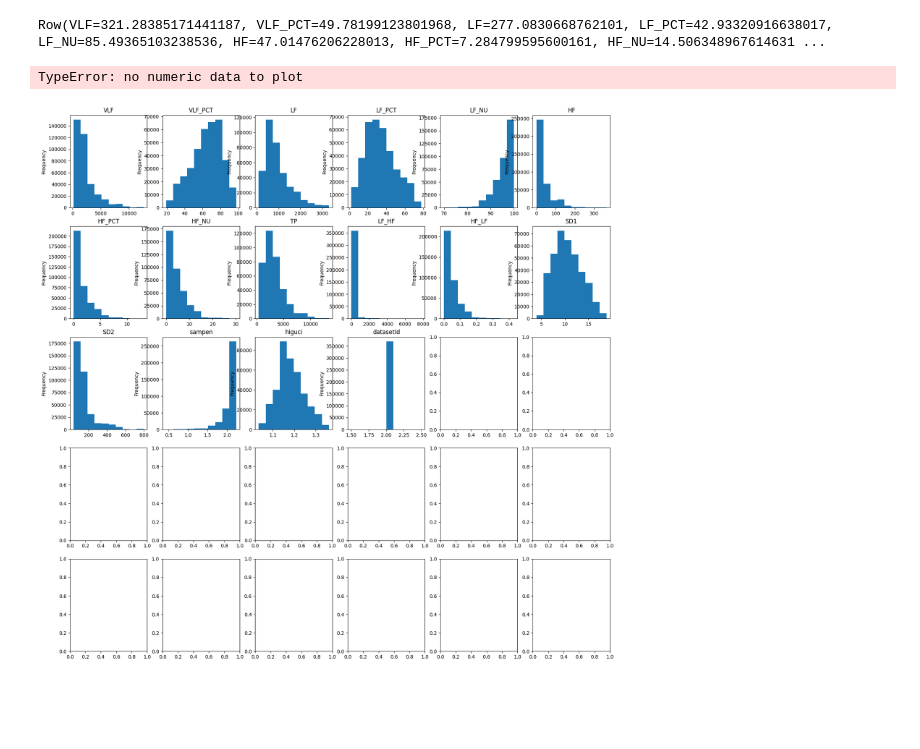
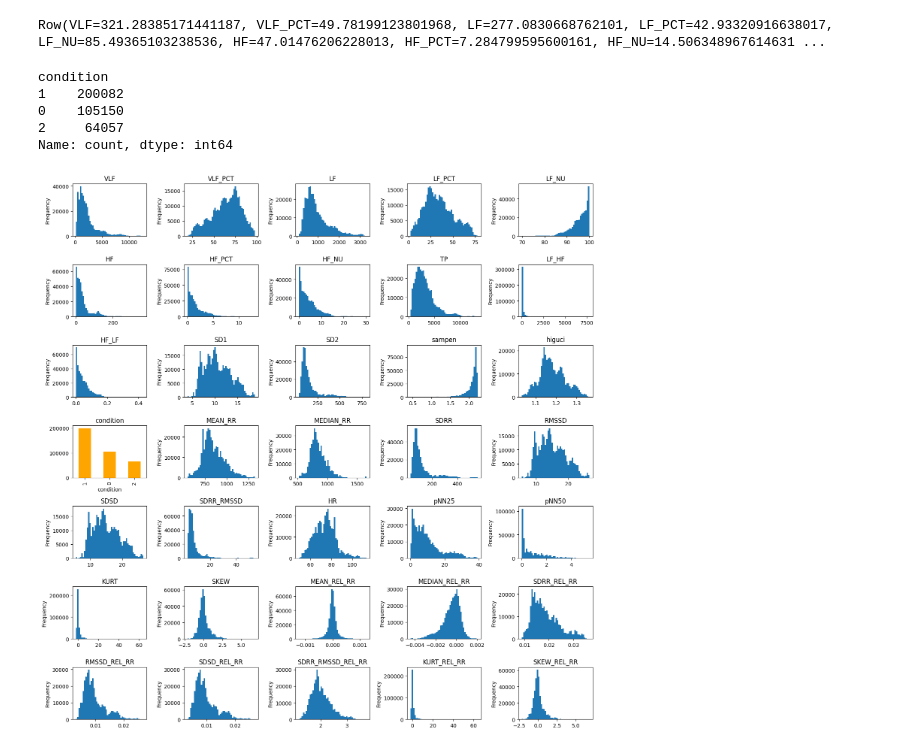
Before and after one commit to OmarNashat01/stress-level-prediction, a Jupyter notebook: DataPreparation/exploratory.ipynb, the cells around one changed output. Saved outputs shown, nothing was run; the diff lists cells and outputs as text; code cells hidden in the pictures; blank space fills up the shorter version.

```diff
--- a/DataPreparation/exploratory.ipynb
+++ b/DataPreparation/exploratory.ipynb
@@ -25,15 +28,30 @@ time_df = pd.read_csv("../dataset/Train Data/time_domain_features_train.csv")
 # join the dataframes on the 'uuid' column
 df = pd.merge(freq_df, non_linear_df, on='uuid')
 df = pd.merge(df, time_df, on='uuid')
-df = df.drop(columns=['uuid'])
+df = df.drop(columns=['uuid', 'datasetId'])
+
+# change condition column to categorical
+df['condition'] = df['condition'].astype('category')
+df['condition'] = df['condition'].cat.codes
+# %%
+df['condition'].value_counts()
+# %% [output]
+condition
+1    200082
+0    105150
+2     64057
+Name: count, dtype: int64
 # %%
 # plot histograms of the columns column by column
 # using subplots to plot all the histograms in one figure
-fig, axes = plt.subplots(5, 6, figsize=(20, 20))
+fig, axes = plt.subplots(7, 5, figsize=(15, 15))
 for i, column in enumerate(df.columns):
-    df[column].plot(kind='hist', ax=axes[i // 6, i % 6], title=column)
+    if column != 'condition':
+        df[column].plot(kind='hist', ax=axes[i // 5, i % 5], title=column, bins=50)
+    else:
+        df['condition'].value_counts().plot(kind='bar', ax=axes[i // 5, i % 5], title='condition', color='orange')
+
 plt.tight_layout()
 plt.show()
 # %% [output]
-TypeError: no numeric data to plot
-[figure, old version]
+[figure, new version]
```
Also changed, not shown: parts of 5 cells of this notebook.
